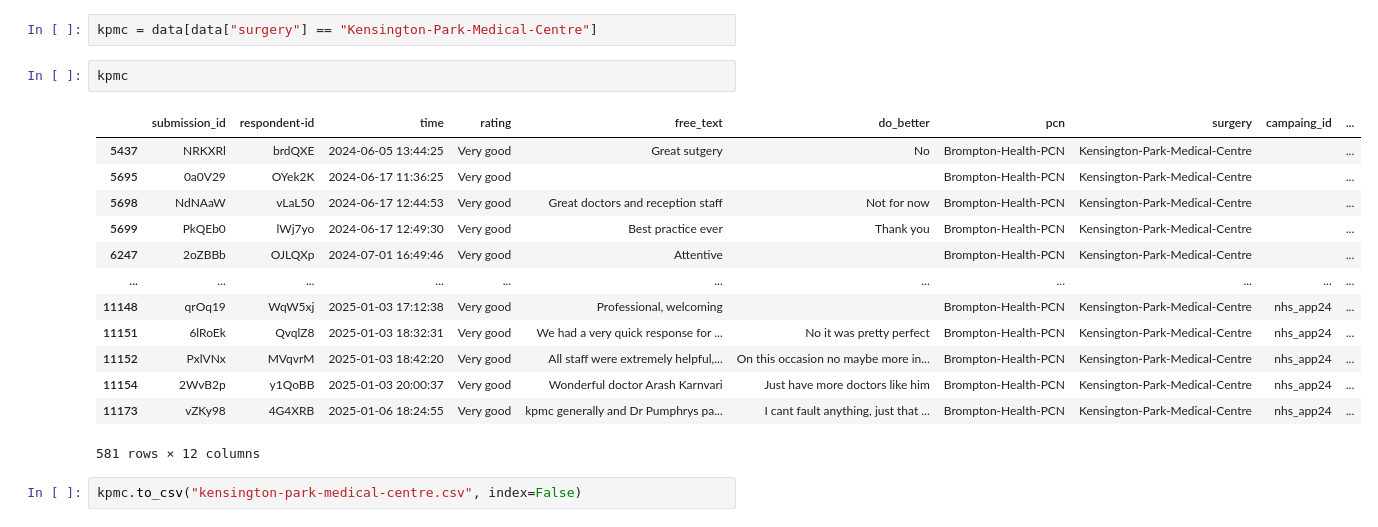
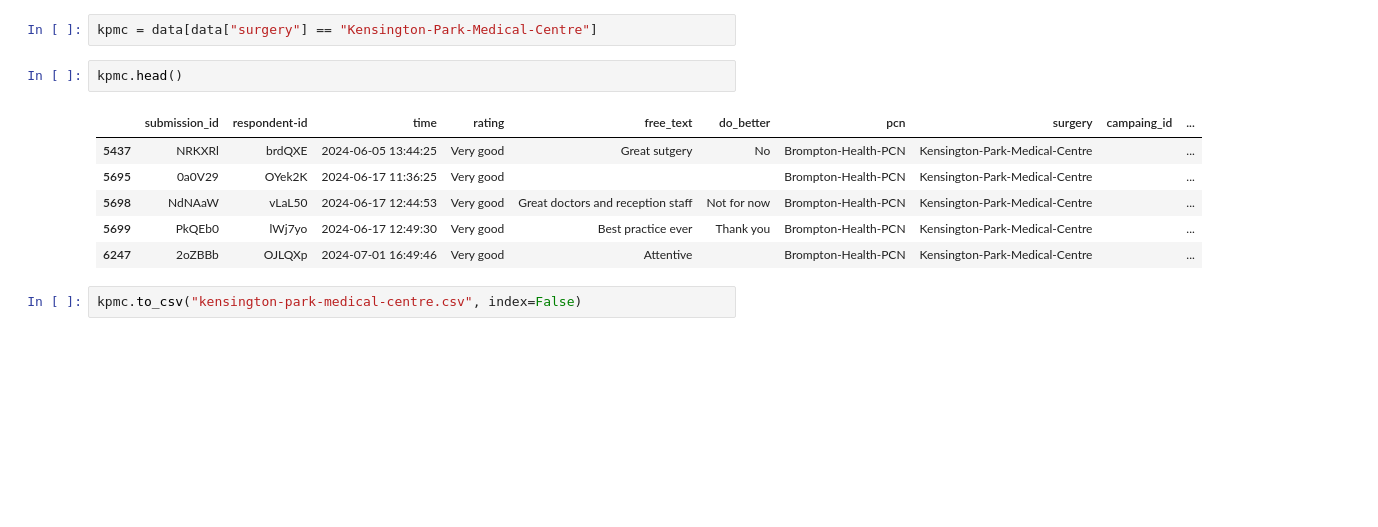
Before and after one commit to janduplessis883/ai-medreview, a Jupyter notebook: notebooks/Extracting Raw date for Kensington-Park-Medical-Centre.ipynb, the cells around one changed output. Saved outputs shown, nothing was run; the diff lists cells and outputs as text; blank space fills up the shorter version.

```diff
--- a/notebooks/Extracting Raw date for Kensington-Park-Medical-Centre.ipynb
+++ b/notebooks/Extracting Raw date for Kensington-Park-Medical-Centre.ipynb
@@ -21,21 +28,14 @@ data.head()
 # %%
 kpmc = data[data["surgery"] == "Kensington-Park-Medical-Centre"]
 # %%
-kpmc
+kpmc.head()
 # %% [output]
 |  | submission_id | respondent-id | time | rating | free_text | do_better | pcn | surgery | campaing_id | ... |
 | 5437 | NRKXRl | brdQXE | 2024-06-05 13:44:25 | Very good | Great sutgery | No | Brompton-Health-PCN | Kensington-Park-Medical-Centre |  | ... |
 | 5695 | 0a0V29 | OYek2K | 2024-06-17 11:36:25 | Very good |  |  | Brompton-Health-PCN | Kensington-Park-Medical-Centre |  | ... |
 | 5698 | NdNAaW | vLaL50 | 2024-06-17 12:44:53 | Very good | Great doctors and reception staff | Not for now | Brompton-Health-PCN | Kensington-Park-Medical-Centre |  | ... |
 | 5699 | PkQEb0 | lWj7yo | 2024-06-17 12:49:30 | Very good | Best practice ever | Thank you | Brompton-Health-PCN | Kensington-Park-Medical-Centre |  | ... |
 | 6247 | 2oZBBb | OJLQXp | 2024-07-01 16:49:46 | Very good | Attentive |  | Brompton-Health-PCN | Kensington-Park-Medical-Centre |  | ... |
-| ... | ... | ... | ... | ... | ... | ... | ... | ... | ... | ... |
-| 11148 | qrOq19 | WqW5xj | 2025-01-03 17:12:38 | Very good | Professional, welcoming |  | Brompton-Health-PCN | Kensington-Park-Medical-Centre | nhs_app24 | ... |
-| 11151 | 6lRoEk | QvqlZ8 | 2025-01-03 18:32:31 | Very good | We had a very quick response for ... | No it was pretty perfect | Brompton-Health-PCN | Kensington-Park-Medical-Centre | nhs_app24 | ... |
-| 11152 | PxlVNx | MVqvrM | 2025-01-03 18:42:20 | Very good | All staff were extremely helpful,... | On this occasion no maybe more in... | Brompton-Health-PCN | Kensington-Park-Medical-Centre | nhs_app24 | ... |
-| 11154 | 2WvB2p | y1QoBB | 2025-01-03 20:00:37 | Very good | Wonderful doctor Arash Karnvari | Just have more doctors like him | Brompton-Health-PCN | Kensington-Park-Medical-Centre | nhs_app24 | ... |
-| 11173 | vZKy98 | 4G4XRB | 2025-01-06 18:24:55 | Very good | kpmc generally and Dr Pumphrys pa... | I cant fault anything, just that ... | Brompton-Health-PCN | Kensington-Park-Medical-Centre | nhs_app24 | ... |
-581 rows × 12 columns
 # %%
 kpmc.to_csv("kensington-park-medical-centre.csv", index=False)
 # %%
```
Also changed, not shown: parts of 3 cells of this notebook, 1 other file.
